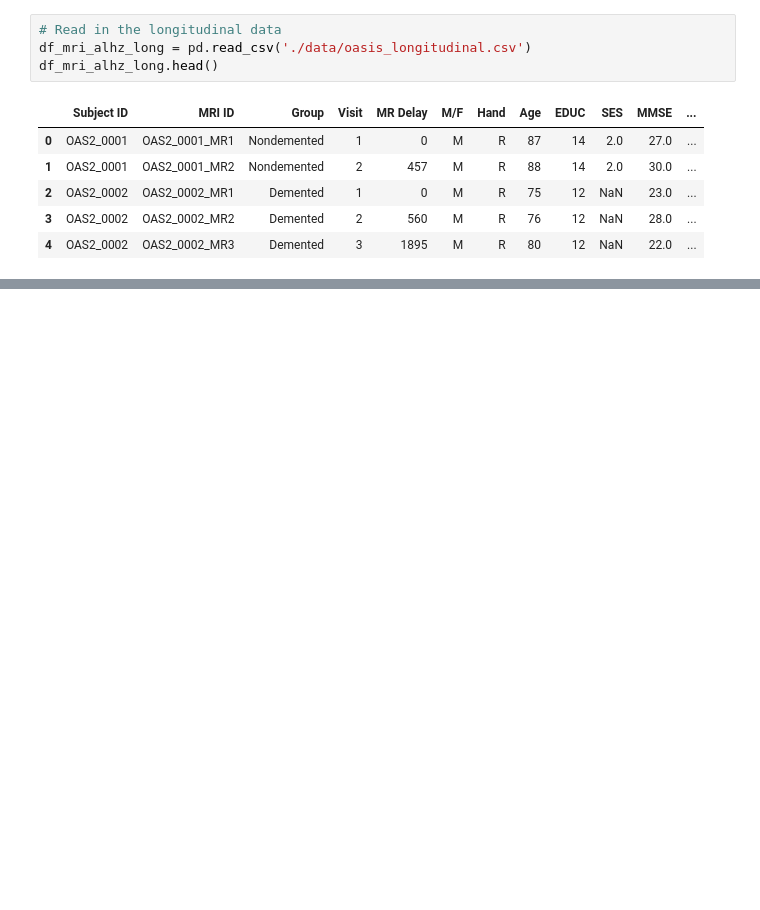
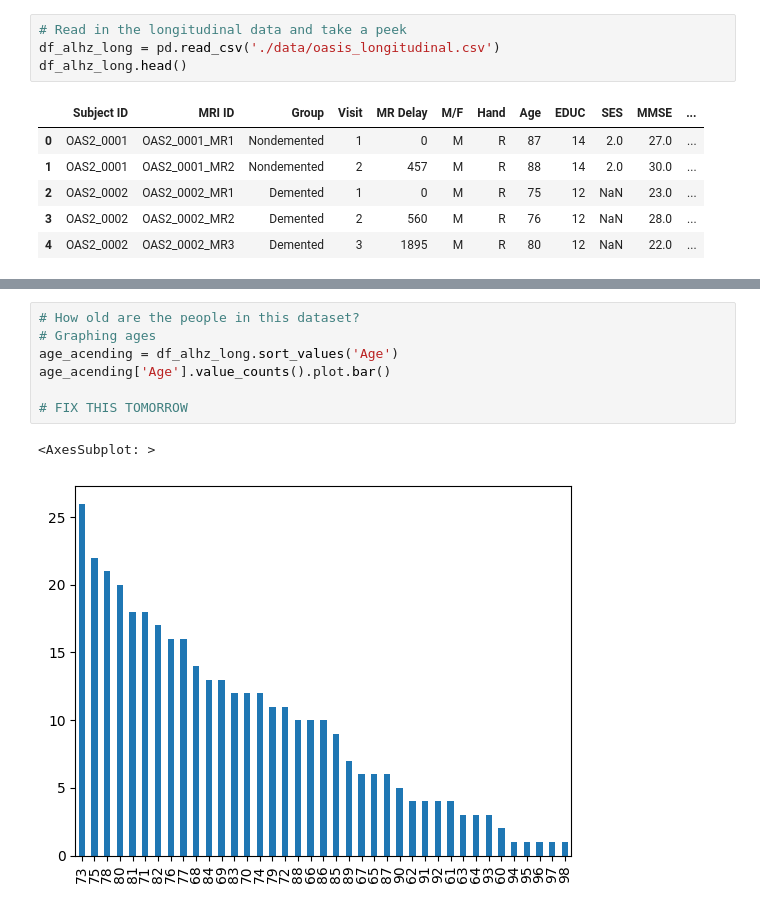
Before and after one commit to marisalong/marisalong.github.io, a Jupyter notebook: DataSciMilestone01.ipynb, the cells around one changed output, grey strips where cells are left out. Saved outputs shown, nothing was run; the diff lists cells and outputs as text; blank space fills up the shorter version.

Commit message:
Playing around with the data
Clean up the graphs and such tomorrow

```diff
--- a/DataSciMilestone01.ipynb
+++ b/DataSciMilestone01.ipynb
@@ -83,9 +101,9 @@ df_alhz_aging['LocationAbbr'].value_counts().plot.bar()
 ### Dataset 2: MRI and Alzheimer's
 Data from OASIS project
 # %%
-# Read in the longitudinal data
-df_mri_alhz_long = pd.read_csv('./data/oasis_longitudinal.csv')
-df_mri_alhz_long.head()
+# Read in the longitudinal data and take a peek
+df_alhz_long = pd.read_csv('./data/oasis_longitudinal.csv')
+df_alhz_long.head()
 # %% [output]
 |  | Subject ID | MRI ID | Group | Visit | MR Delay | M/F | Hand | Age | EDUC | SES | MMSE | ... |
 | 0 | OAS2_0001 | OAS2_0001_MR1 | Nondemented | 1 | 0 | M | R | 87 | 14 | 2.0 | 27.0 | ... |
@@ -96 +158,11 @@ df_mri_alhz_long.head()
+# %%
+# How old are the people in this dataset?
+# Graphing ages
+age_acending = df_alhz_long.sort_values('Age')
+age_acending['Age'].value_counts().plot.bar()
+
+# FIX THIS TOMORROW
+# %% [output]
+<AxesSubplot: >
+[figure, added]
 # %%
```
Also changed, not shown: parts of 12 cells of this notebook, 1 other file.
